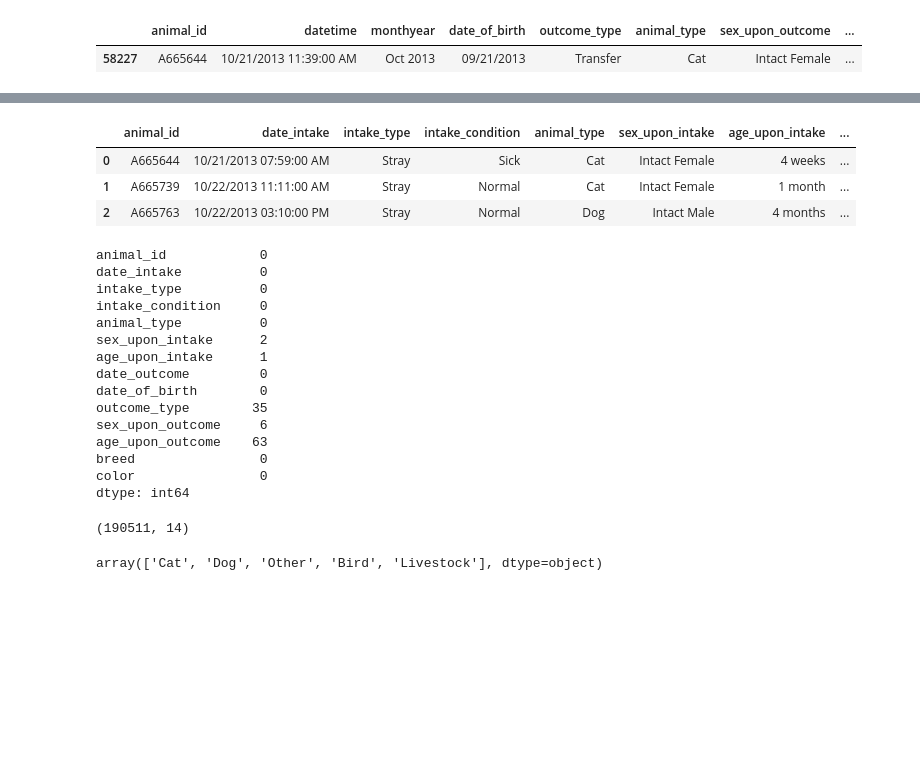
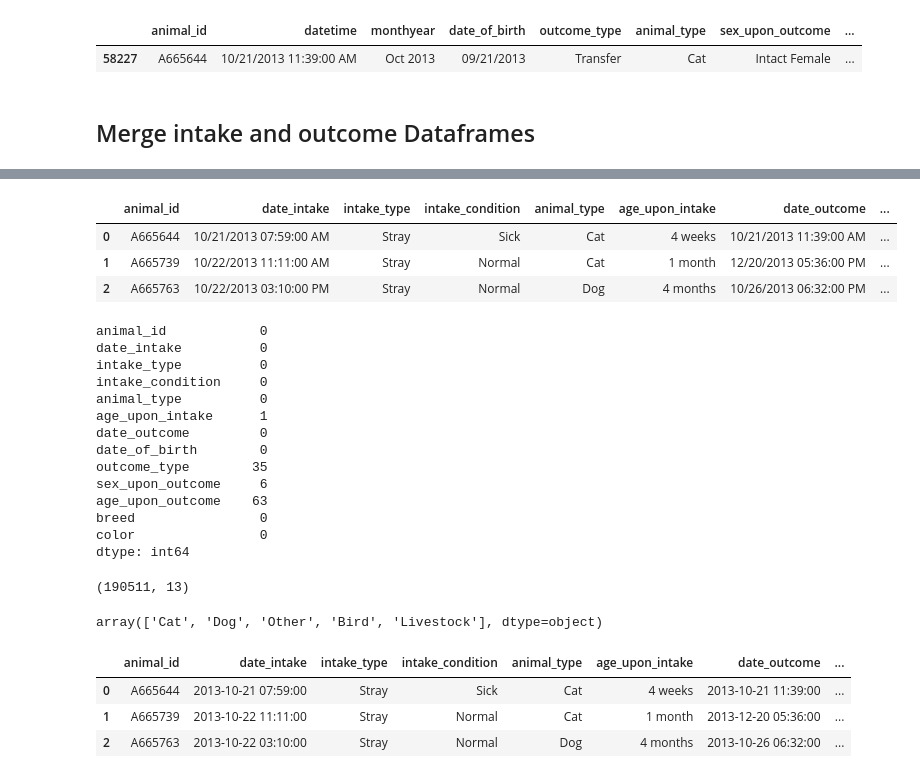
Before and after one commit to carlopdeleon/Austin-Animal-Shelter-Project, a Jupyter notebook: explore.ipynb, the cells around one changed output, grey strips where cells are left out. Saved outputs shown, nothing was run; the diff lists cells and outputs as text; code cells hidden in the pictures; blank space fills up the shorter version.

```diff
--- a/explore.ipynb
+++ b/explore.ipynb
@@ -228,6 +230,8 @@ outcome_df[outcome_df['animal_id'] == 'A665644']
 # %% [output]
 |  | animal_id | datetime | monthyear | date_of_birth | outcome_type | animal_type | sex_upon_outcome | ... |
 | 58227 | A665644 | 10/21/2013 11:39:00 AM | Oct 2013 | 09/21/2013 | Transfer | Cat | Intact Female | ... |
+# %% [markdown]
+## Merge intake and outcome Dataframes
 # %%
 # Rename columns
 combined = combined.rename(columns={'datetime_x': 'date_intake', 'breed_y':'breed',
@@ -240,13 +244,14 @@ combined.head(3)
 | 2 | A665763 | 10/22/2013 03:10:00 PM | October 2013 | E Riverside Dr/Royal Crest Dr in ... | Stray | Normal | Dog | ... |
 # %%
 # Drop columns: breed_x, animal_type_y, monthyear columns, found_location
-combined = combined.drop(['breed_x','animal_type_y','color_x', 'monthyear_x','monthyear_y', 'found_location'], axis=1)
+combined = combined.drop(['breed_x','animal_type_y','color_x', 'monthyear_x','monthyear_y',
+                          'found_location','sex_upon_intake'], axis=1)
 combined.head(3)
 # %% [output]
-|  | animal_id | date_intake | intake_type | intake_condition | animal_type | sex_upon_intake | age_upon_intake | ... |
-| 0 | A665644 | 10/21/2013 07:59:00 AM | Stray | Sick | Cat | Intact Female | 4 weeks | ... |
-| 1 | A665739 | 10/22/2013 11:11:00 AM | Stray | Normal | Cat | Intact Female | 1 month | ... |
-| 2 | A665763 | 10/22/2013 03:10:00 PM | Stray | Normal | Dog | Intact Male | 4 months | ... |
+|  | animal_id | date_intake | intake_type | intake_condition | animal_type | age_upon_intake | date_outcome | ... |
+| 0 | A665644 | 10/21/2013 07:59:00 AM | Stray | Sick | Cat | 4 weeks | 10/21/2013 11:39:00 AM | ... |
+| 1 | A665739 | 10/22/2013 11:11:00 AM | Stray | Normal | Cat | 1 month | 12/20/2013 05:36:00 PM | ... |
+| 2 | A665763 | 10/22/2013 03:10:00 PM | Stray | Normal | Dog | 4 months | 10/26/2013 06:32:00 PM | ... |
 # %%
 combined.isna().sum()
 # %% [output]
@@ -255,7 +260,6 @@ date_intake          0
 intake_type          0
 intake_condition     0
 animal_type          0
-sex_upon_intake      2
 age_upon_intake      1
 date_outcome         0
 date_of_birth        0
@@ -270,7 +274,7 @@ dtype: int64
 combined = combined.dropna()
 combined.shape
 # %% [output]
-(190511, 14)
+(190511, 13)
 # %%
 combined.animal_type.unique()
 # %% [output]
@@ -279,3 +283,16 @@ array(['Cat', 'Dog', 'Other', 'Bird', 'Livestock'], dtype=object)
 # covert date into datetime dtype
 combined['date_intake'] = pd.to_datetime(combined.date_intake, infer_datetime_format=True)
 combined['date_outcome'] = pd.to_datetime(combined.date_outcome, infer_datetime_format=True)
+# %%
+# Time in shelter
+combined['time_in_shelter'] = combined.date_outcome - combined.date_intake
+
+# Just want number of days for time in shelter
+combined['time_in_shelter'] = combined.time_in_shelter.dt.days
+
+combined.head(3)
+# %% [output]
+|  | animal_id | date_intake | intake_type | intake_condition | animal_type | age_upon_intake | date_outcome | ... |
+| 0 | A665644 | 2013-10-21 07:59:00 | Stray | Sick | Cat | 4 weeks | 2013-10-21 11:39:00 | ... |
+| 1 | A665739 | 2013-10-22 11:11:00 | Stray | Normal | Cat | 1 month | 2013-12-20 05:36:00 | ... |
+| 2 | A665763 | 2013-10-22 03:10:00 | Stray | Normal | Dog | 4 months | 2013-10-26 06:32:00 | ... |
```
Also changed, not shown: parts of 136 cells of this notebook.
